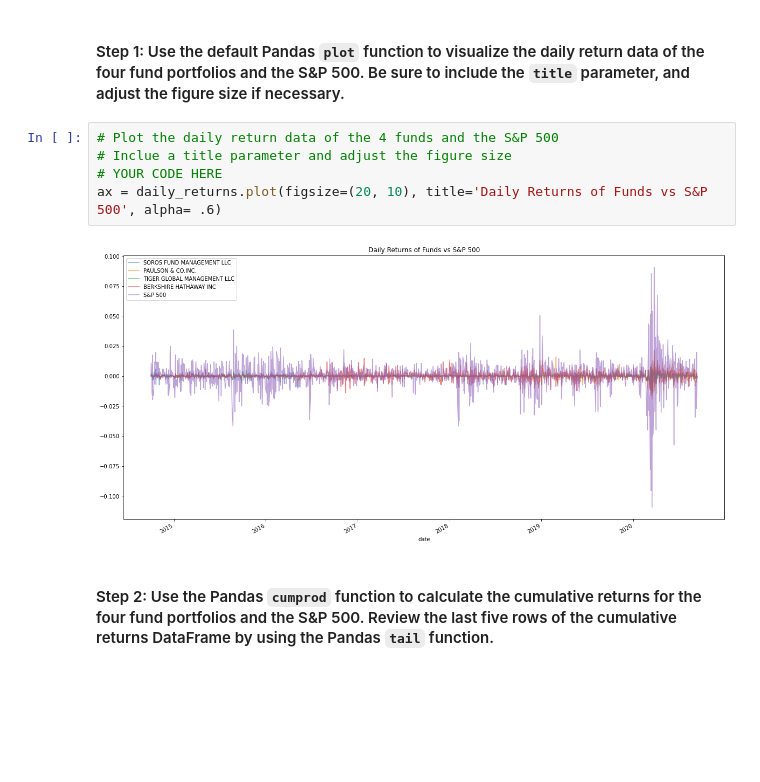
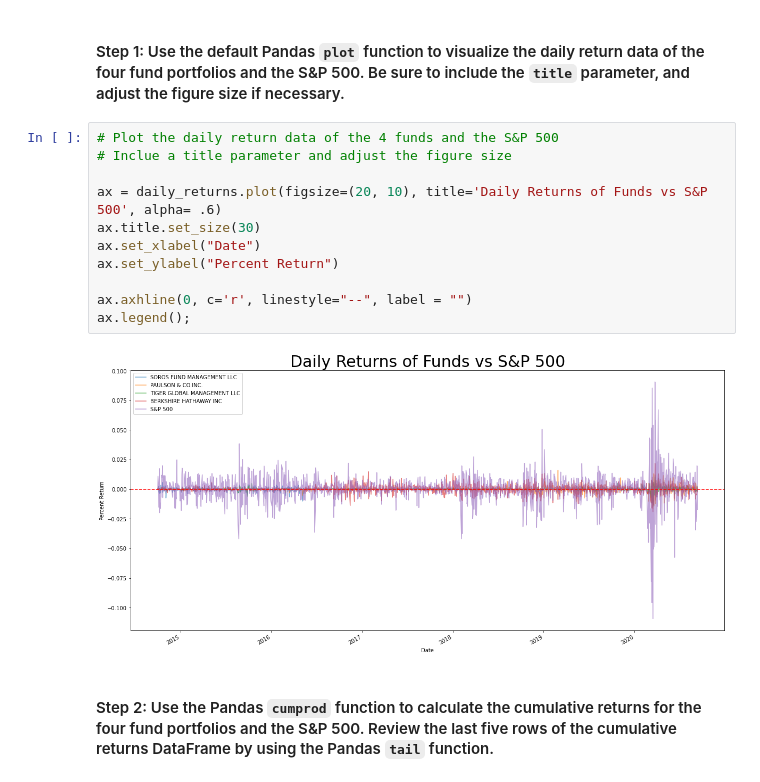
Before and after one commit to petepetersen423/m4_challenge, a Jupyter notebook: risk_return_analysis.ipynb, the cells around one changed output. Cells and saved outputs as stored; diff of their text form; blank space fills up the shorter version.

```diff
--- a/risk_return_analysis.ipynb
+++ b/risk_return_analysis.ipynb
@@ -163,10 +166,16 @@ Analyze the data to determine if any of the portfolios outperform the broader st
 # %%
 # Plot the daily return data of the 4 funds and the S&P 500
 # Inclue a title parameter and adjust the figure size
-# YOUR CODE HERE
+
 ax = daily_returns.plot(figsize=(20, 10), title='Daily Returns of Funds vs S&P 500', alpha= .6)
+ax.title.set_size(30)
+ax.set_xlabel("Date")
+ax.set_ylabel("Percent Return")
+
+ax.axhline(0, c='r', linestyle="--", label = "")
+ax.legend();
 # %% [output]
-[figure, old version]
+[figure, new version]
 # %% [markdown]
 #### Step 2: Use the Pandas `cumprod` function to calculate the cumulative returns for the four fund portfolios and the S&P 500. Review the last five rows of the cumulative returns DataFrame by using the Pandas `tail` function.
 # %%
```
Also changed, not shown: parts of 33 cells of this notebook, 2 other files.
